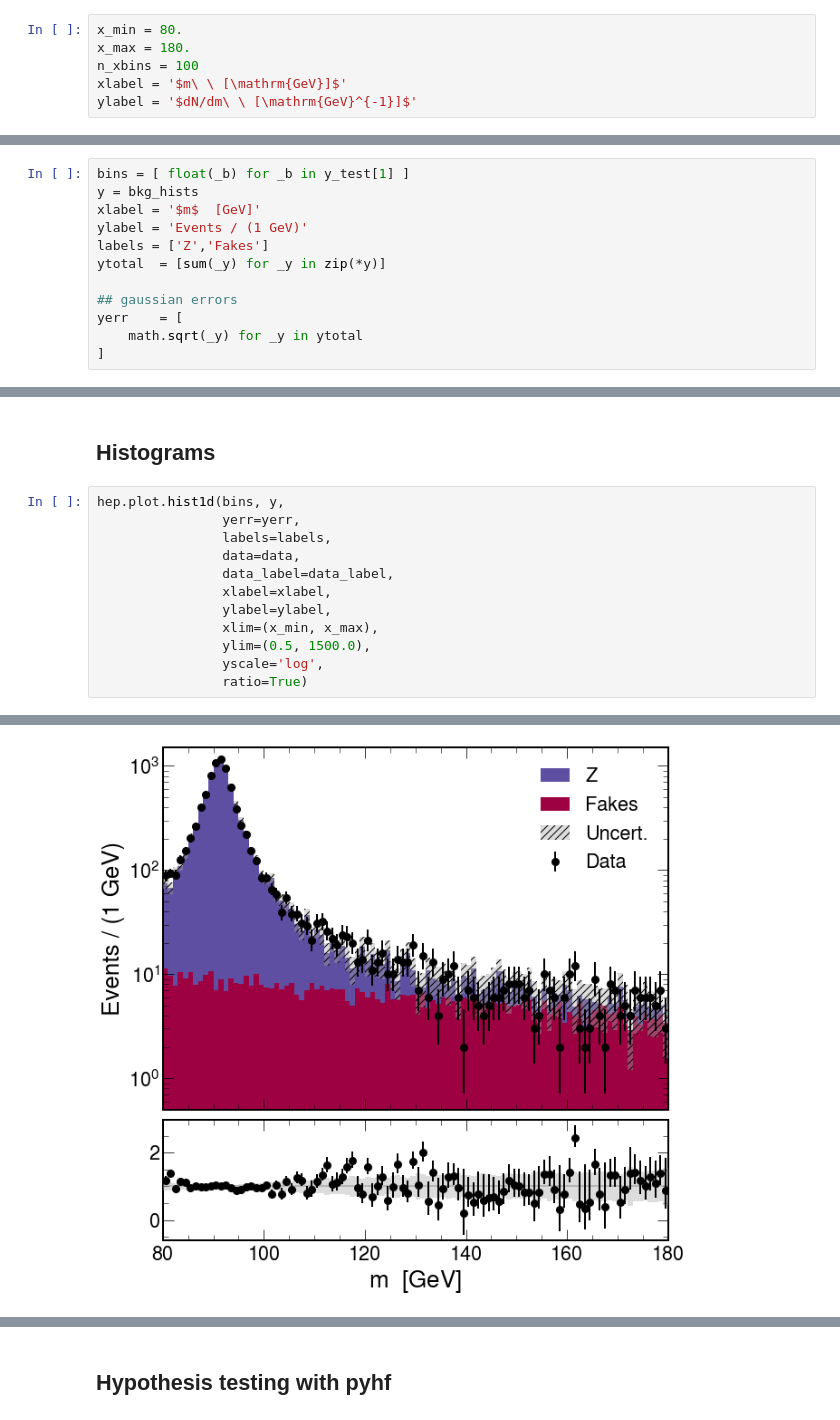
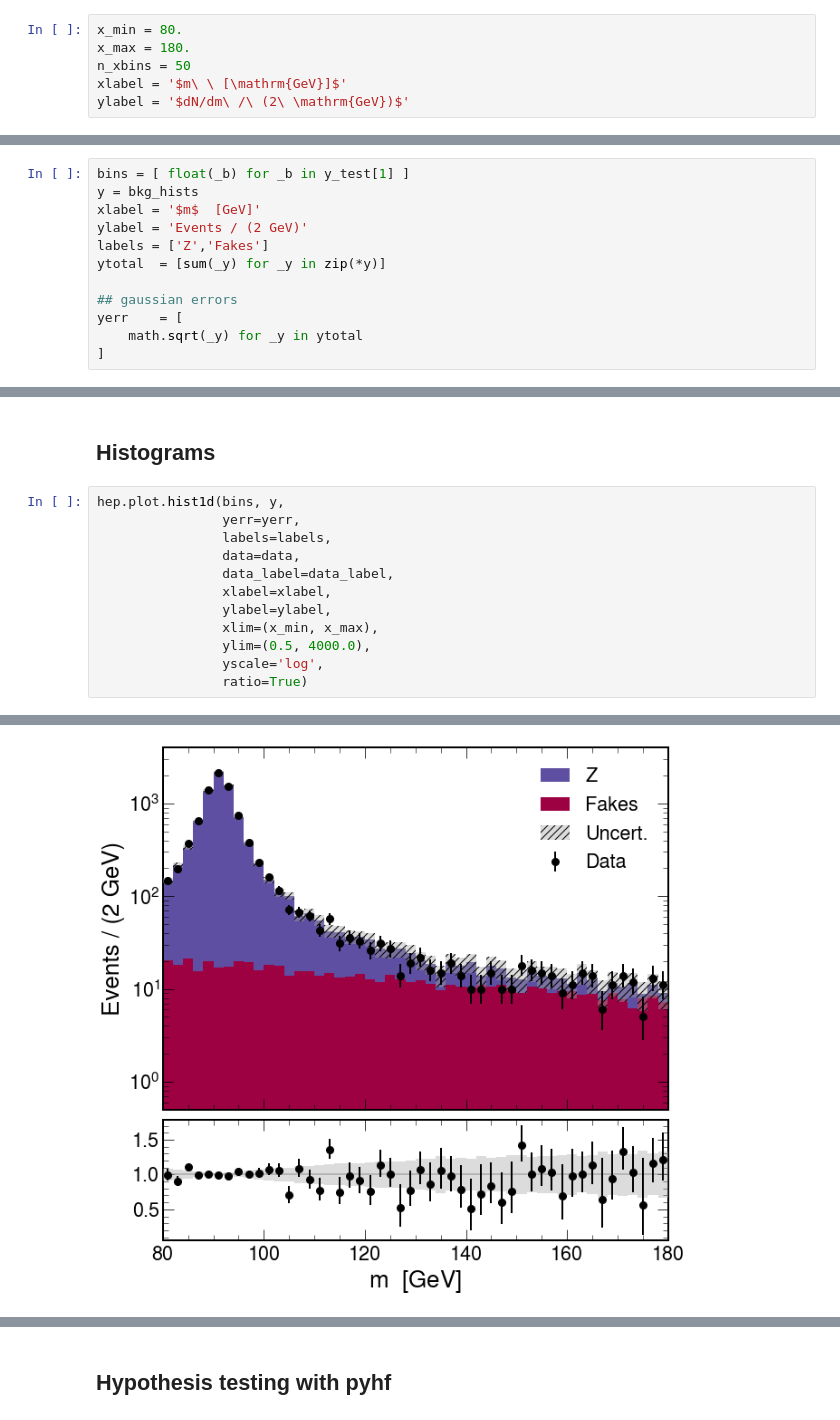
Before and after one commit to rreece/statistics-notebooks, a Jupyter notebook: notebooks/pyhf-hello-world.ipynb, the cells around one changed output, grey strips where cells are left out. Drawn from its saved outputs; the diff is of its cells as text.

```diff
--- a/notebooks/pyhf-hello-world.ipynb
+++ b/notebooks/pyhf-hello-world.ipynb
@@ -19,9 +19,9 @@ LUMI = 1.0
 # %%
 x_min = 80.
 x_max = 180.
-n_xbins = 100
+n_xbins = 50
 xlabel = '$m\ \ [\mathrm{GeV}]$'
-ylabel = '$dN/dm\ \ [\mathrm{GeV}^{-1}]$'
+ylabel = '$dN/dm\ /\ (2\ \mathrm{GeV})$'
 # %%
 m_Z = 91.2
 gamma_Z = 2.5
@@ -142,7 +133,7 @@ bkg_hists = [ list(bkg_hists[_i] * bkg_scales[_i]) for _i in range(n_bkgs) ]
 bins = [ float(_b) for _b in y_test[1] ]
 y = bkg_hists
 xlabel = '$m$  [GeV]'
-ylabel = 'Events / (1 GeV)'
+ylabel = 'Events / (2 GeV)'
 labels = ['Z','Fakes']
 ytotal  = [sum(_y) for _y in zip(*y)]
 
@@ -174,7 +165,7 @@ hep.plot.hist1d(bins, y,
                 xlabel=xlabel,
                 ylabel=ylabel,
                 xlim=(x_min, x_max),
-                ylim=(0.5, 1500.0),
+                ylim=(0.5, 4000.0),
                 yscale='log',
                 ratio=True)
 # %% [output]
@@ -183,4 +174,4 @@ hep.plot.hist1d(bins, y,
-[figure, old version]
+[figure, new version]
 # %%
 hep.plot.hist1d(bins, y,
                 yerr=yerr,
```
Also changed, not shown: parts of 33 cells of this notebook, 3 other files.
